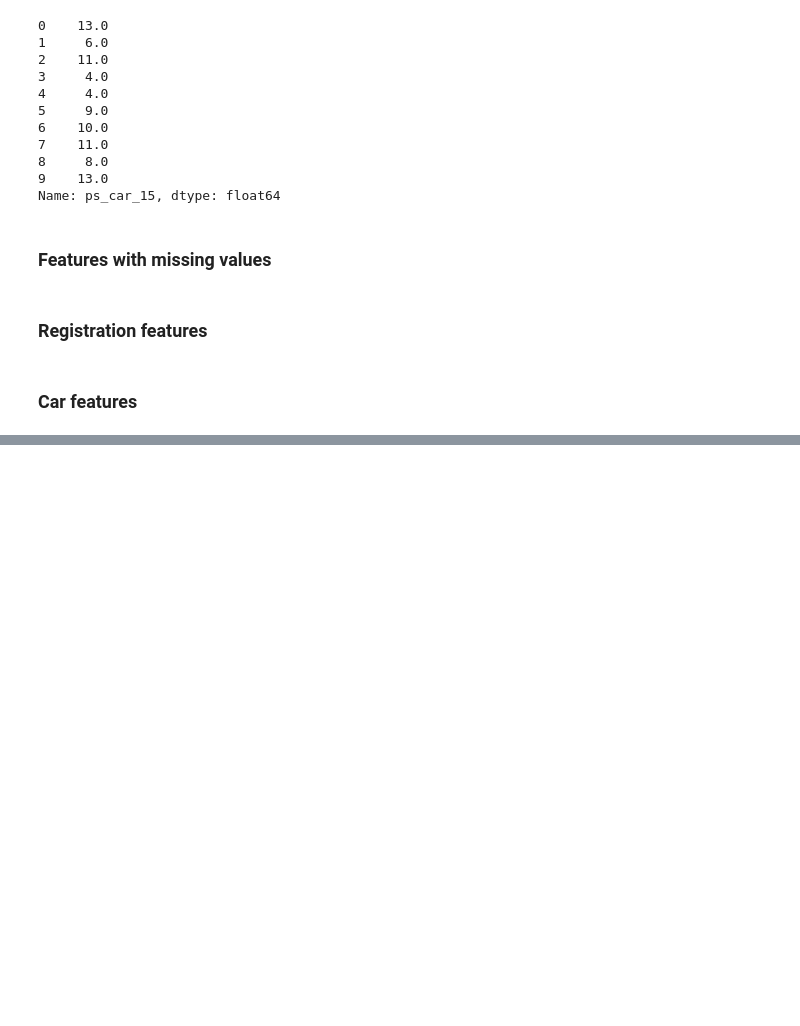
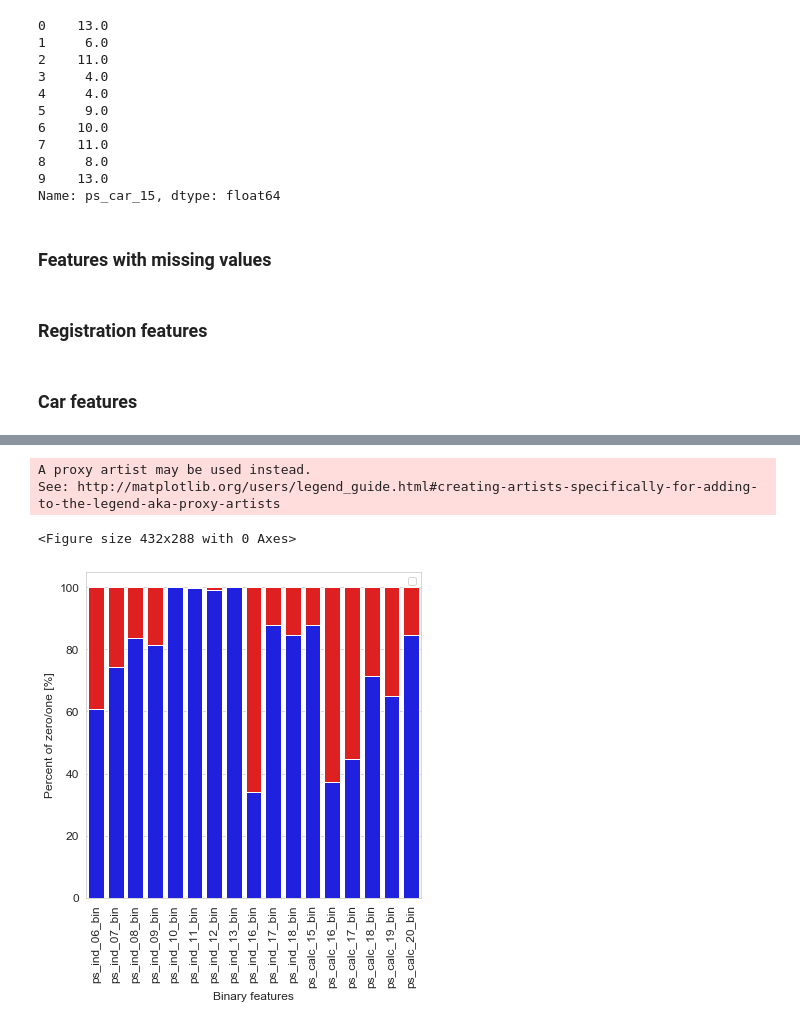
Before and after one commit to herbwood/study_datascience, a Jupyter notebook: kaggle/santander/practice_04.ipynb, the cells around one changed output, grey strips where cells are left out. Drawn from its saved outputs; the diff is of its cells as text; code cells hidden in the pictures; blank space fills up the shorter version.

```diff
--- a/kaggle/santander/practice_04.ipynb
+++ b/kaggle/santander/practice_04.ipynb
@@ -212,0 +222,24 @@ Name: ps_car_15, dtype: float64
+# %%
+bin_col = [col for col in trainset.columns if '_bin' in col]
+zero_list = []
+one_list = []
+for col in bin_col:
+    zero_list.append((trainset[col]==0).sum()/trainset.shape[0]*100)
+    one_list.append((trainset[col]==1).sum()/trainset.shape[0]*100)
+plt.figure()
+fig, ax = plt.subplots(figsize=(6,6))
+# Bar plot
+p1 = sns.barplot(ax=ax, x=bin_col, y=zero_list, color="blue")
+p2 = sns.barplot(ax=ax, x=bin_col, y=one_list, bottom= zero_list, color="red")
+plt.ylabel('Percent of zero/one [%]', fontsize=12)
+plt.xlabel('Binary features', fontsize=12)
+locs, labels = plt.xticks()
+plt.setp(labels, rotation=90)
+plt.tick_params(axis='both', which='major', labelsize=12)
+plt.legend((p1, p2), ('Zero', 'One'))
+plt.show();
+# %% [output]
+A proxy artist may be used instead.
+See: http://matplotlib.org/users/legend_guide.html#creating-artists-specifically-for-adding-to-the-legend-aka-proxy-artists
+<Figure size 432x288 with 0 Axes>
+[figure, added]
```
Also changed, not shown: parts of 6 cells of this notebook.
